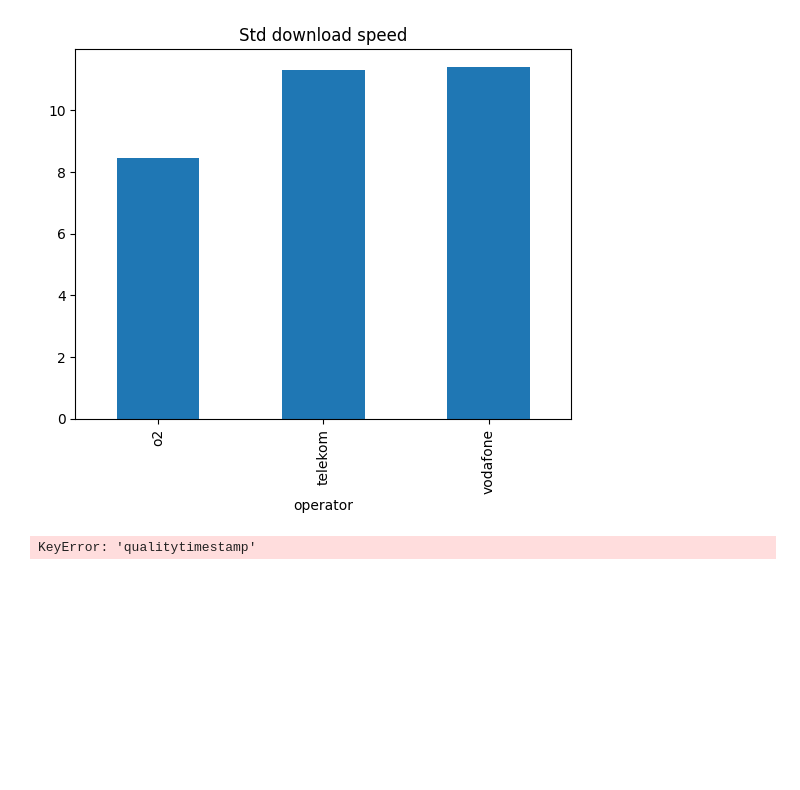
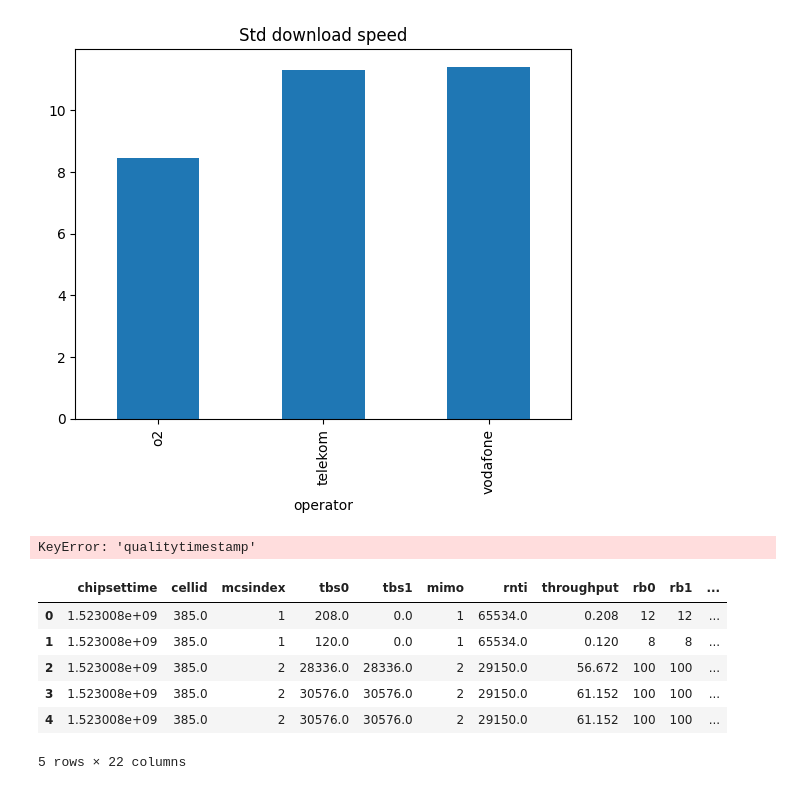
Before and after one commit to Arczi4/mobile-and-analysis-of-web-based-systems, a Jupyter notebook: Lab3/lab3_download.ipynb, the cells around one changed output. Cells and saved outputs as stored; diff of their text form; code cells hidden in the pictures; blank space fills up the shorter version.

```diff
--- a/Lab3/lab3_download.ipynb
+++ b/Lab3/lab3_download.ipynb
@@ -44,3 +51,16 @@ df_download['time'] = df_download['date'].dt.hour
+# %%
+# df_download['time'] = df_download['date'].dt.hour
+df_download = df_download.drop(['mcs0', 'mcs1', 'operator'], axis=1)
+
+df_download.head(5)
+# %% [output]
+|  | chipsettime | cellid | mcsindex | tbs0 | tbs1 | mimo | rnti | throughput | rb0 | rb1 | ... |
+| 0 | 1.523008e+09 | 385.0 | 1 | 208.0 | 0.0 | 1 | 65534.0 | 0.208 | 12 | 12 | ... |
+| 1 | 1.523008e+09 | 385.0 | 1 | 120.0 | 0.0 | 1 | 65534.0 | 0.120 | 8 | 8 | ... |
+| 2 | 1.523008e+09 | 385.0 | 2 | 28336.0 | 28336.0 | 2 | 29150.0 | 56.672 | 100 | 100 | ... |
+| 3 | 1.523008e+09 | 385.0 | 2 | 30576.0 | 30576.0 | 2 | 29150.0 | 61.152 | 100 | 100 | ... |
+| 4 | 1.523008e+09 | 385.0 | 2 | 30576.0 | 30576.0 | 2 | 29150.0 | 61.152 | 100 | 100 | ... |
+5 rows × 22 columns
 # %%
 import seaborn as sns
 import numpy as np
```
Also changed, not shown: parts of 3 cells of this notebook, 2 other files.
